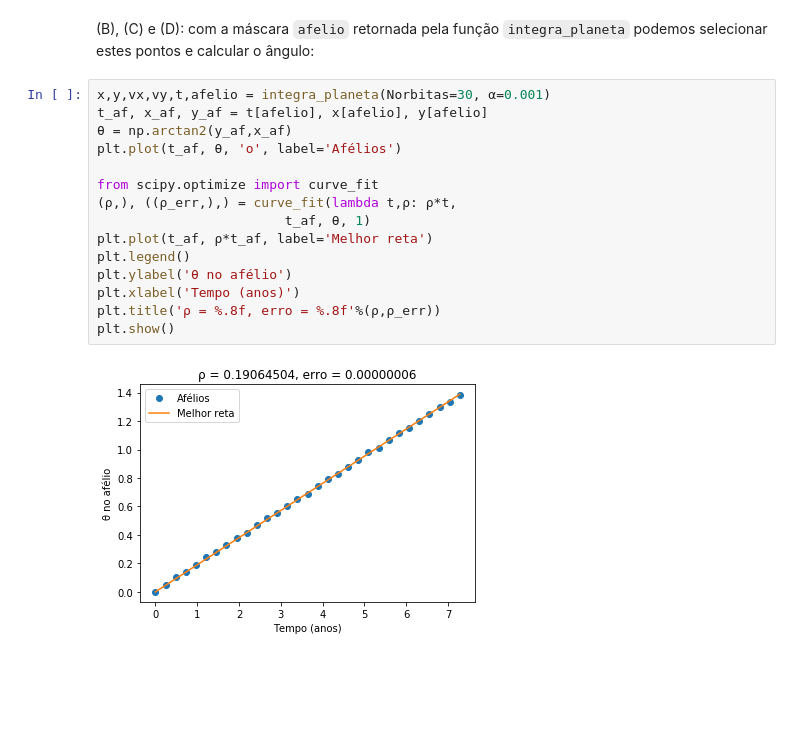
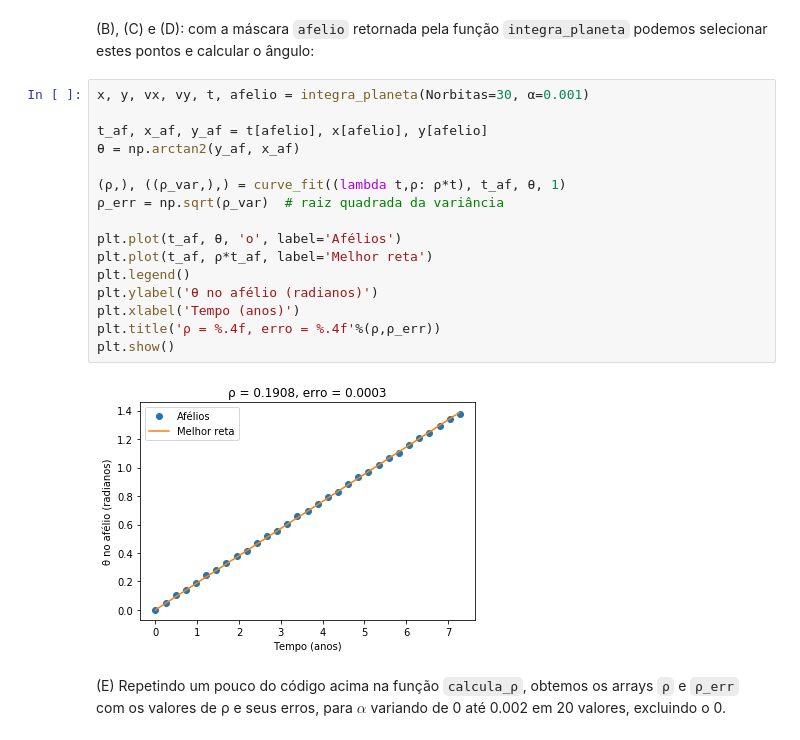
Before and after one commit to solano/mccomp19, a Jupyter notebook: mercurio.ipynb, the cells around one changed output. Saved outputs shown, nothing was run; the diff lists cells and outputs as text; blank space fills up the shorter version.

```diff
--- a/mercurio.ipynb
+++ b/mercurio.ipynb
@@ -155,19 +156,22 @@ integra_e_mostra(Norbitas=30, α=0.001)
 # %% [markdown]
 (B), (C) e (D): com a máscara `afelio` retornada pela função `integra_planeta` podemos selecionar estes pontos e calcular o ângulo:
 # %%
-x,y,vx,vy,t,afelio = integra_planeta(Norbitas=30, α=0.001)
+x, y, vx, vy, t, afelio = integra_planeta(Norbitas=30, α=0.001)
+
 t_af, x_af, y_af = t[afelio], x[afelio], y[afelio]
-θ = np.arctan2(y_af,x_af)
+θ = np.arctan2(y_af, x_af)
+
+(ρ,), ((ρ_var,),) = curve_fit((lambda t,ρ: ρ*t), t_af, θ, 1)
+ρ_err = np.sqrt(ρ_var)  # raiz quadrada da variância
+
 plt.plot(t_af, θ, 'o', label='Afélios')
-
-from scipy.optimize import curve_fit
-(ρ,), ((ρ_err,),) = curve_fit(lambda t,ρ: ρ*t,
-                        t_af, θ, 1)
 plt.plot(t_af, ρ*t_af, label='Melhor reta')
 plt.legend()
-plt.ylabel('θ no afélio')
+plt.ylabel('θ no afélio (radianos)')
 plt.xlabel('Tempo (anos)')
-plt.title('ρ = %.8f, erro = %.8f'%(ρ,ρ_err))
+plt.title('ρ = %.4f, erro = %.4f'%(ρ,ρ_err))
 plt.show()
 # %% [output]
-[figure, old version]
+[figure, new version]
+# %% [markdown]
+(E) Repetindo um pouco do código acima na função `calcula_ρ`, obtemos os arrays `ρ` e `ρ_err` com os valores de ρ e seus erros, para $\alpha$ variando de 0 até 0.002 em 20 valores, excluindo o 0.
```
Also changed, not shown: parts of 11 cells of this notebook.
